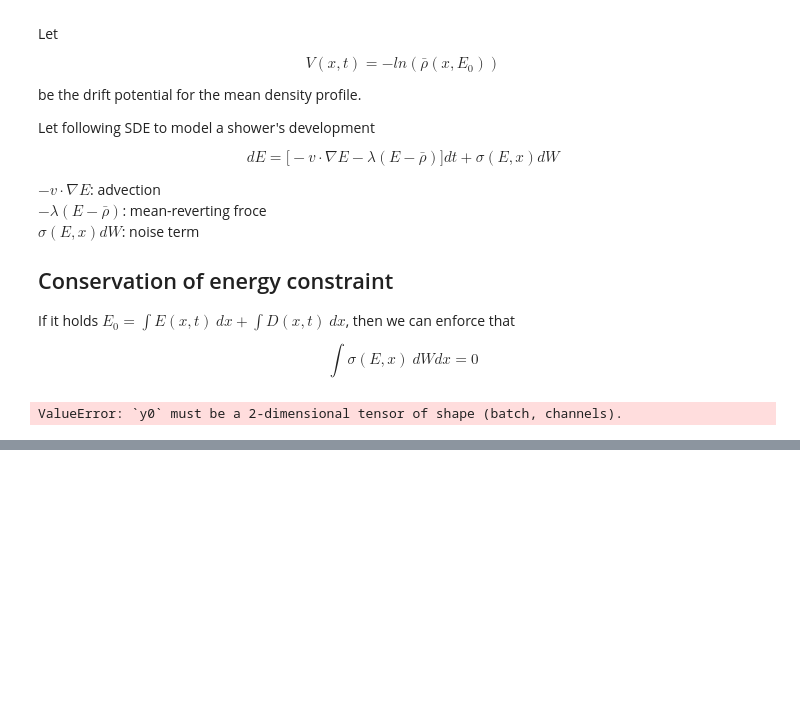
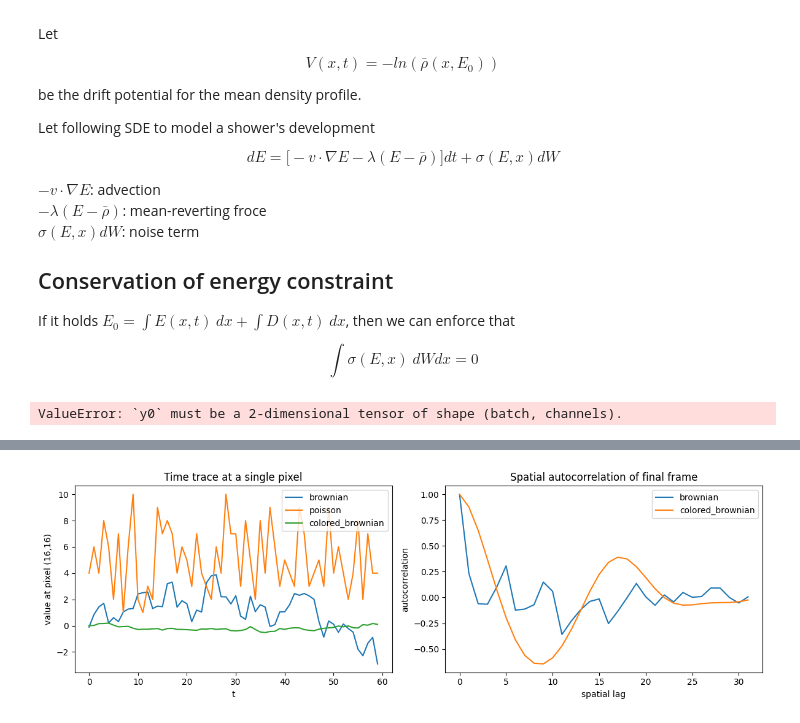
Before and after one commit to pgeorgantopoulos/fastsim, a Jupyter notebook: sde_demo.ipynb, the cells around one changed output, grey strips where cells are left out. Cells and saved outputs as stored; diff of their text form; code cells hidden in the pictures; blank space fills up the shorter version.

```diff
--- a/sde_demo.ipynb
+++ b/sde_demo.ipynb
@@ -181,0 +226,34 @@ ValueError: `y0` must be a 2-dimensional tensor of shape (batch, channels).
+# %%
+# Compare time traces at a single pixel, and spatial correlation of the final frame
+px, py = size // 2, size // 2
+t = np.arange(n_steps)
+
+fig, axes = plt.subplots(1, 2, figsize=(12, 4))
+
+axes[0].plot(t, brownian[:, px, py], label="brownian")
+axes[0].plot(t, poisson_noise[:, px, py], label="poisson")
+axes[0].plot(t, colored_brownian[:, px, py], label="colored_brownian")
+axes[0].set_xlabel("t")
+axes[0].set_ylabel(f"value at pixel ({px},{py})")
+axes[0].set_title("Time trace at a single pixel")
+axes[0].legend()
+
+# Spatial autocorrelation (along one row) of the last frame, to show the
+# "colored" (spatially correlated) noise vs. the white-noise Brownian field
+def row_autocorr(frame):
+    row = frame[size // 2] - frame[size // 2].mean()
+    ac = np.correlate(row, row, mode="full")[len(row) - 1:]
+    return ac / ac[0]
+
+lags = np.arange(size)
+axes[1].plot(lags, row_autocorr(brownian[-1]), label="brownian")
+axes[1].plot(lags, row_autocorr(colored_brownian[-1]), label="colored_brownian")
+axes[1].set_xlabel("spatial lag")
+axes[1].set_ylabel("autocorrelation")
+axes[1].set_title("Spatial autocorrelation of final frame")
+axes[1].legend()
+
+plt.tight_layout()
+plt.show()
+# %% [output]
+[figure, added]
```
Also changed, not shown: parts of 4 cells of this notebook, 16 other files.
